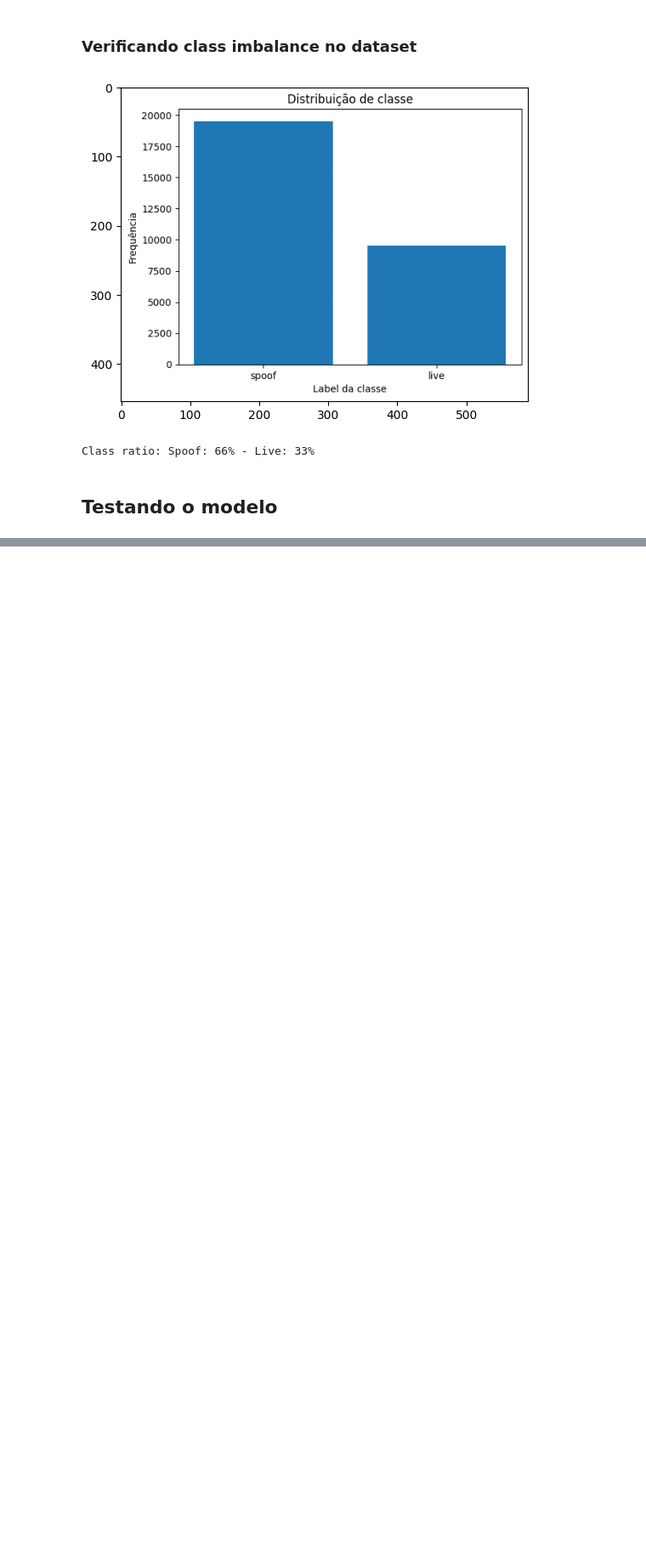
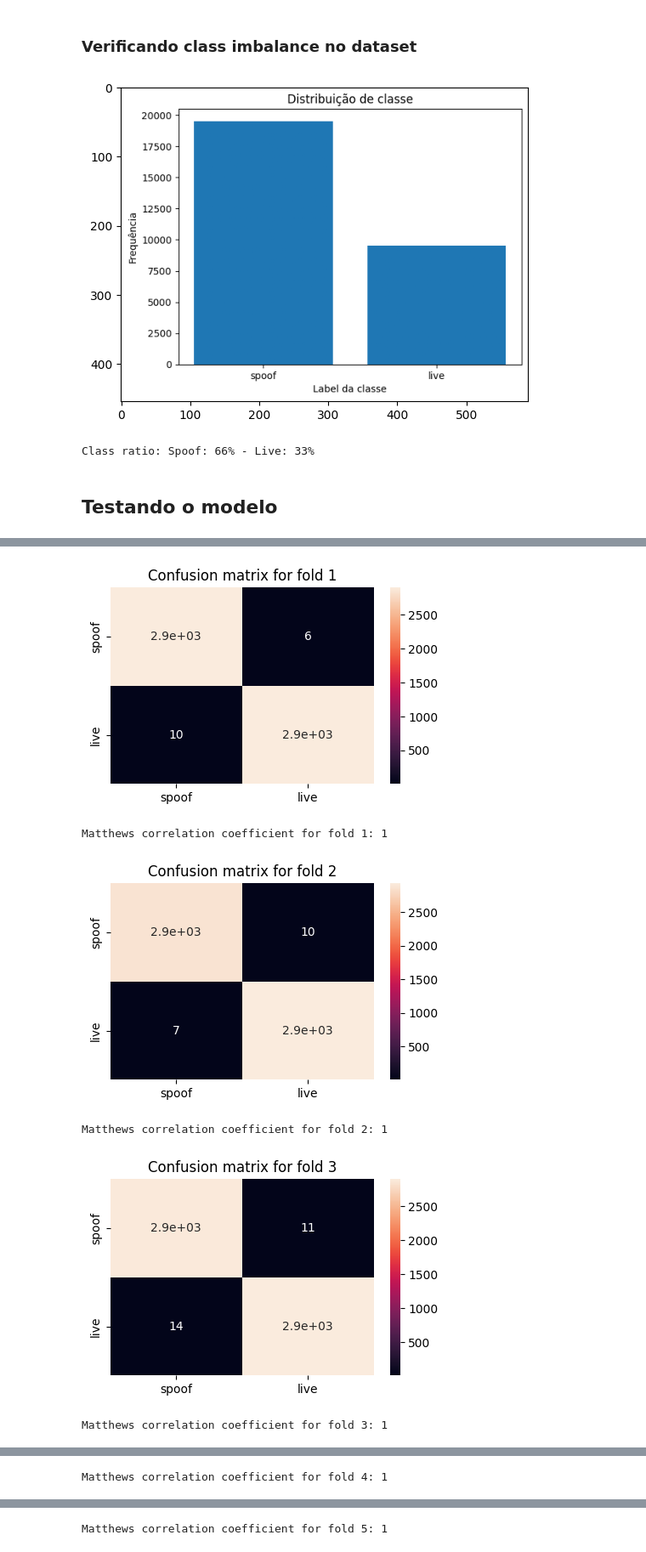
Before and after one commit to paulohdscoelho/desafios-ml, a Jupyter notebook: desafio-01/apresentacao_resnet.ipynb, the cells around one changed output, grey strips where cells are left out. Shown at 85% size. Saved outputs shown, nothing was run; the diff lists cells and outputs as text; code cells hidden in the pictures; blank space fills up the shorter version.

Commit message:
[NEW] Adicionando dados de teste de cada fold para futuras validações [CHG] Alterando apresentação do modelo para ter matriz de confusão e métrica MMC

```diff
--- a/desafio-01/apresentacao_resnet.ipynb
+++ b/desafio-01/apresentacao_resnet.ipynb
@@ -82,0 +96,38 @@ Gráficos da ResNet com balanceamento de dados
+# %%
+#print confusion matrix for each fold
+import seaborn as sn
+import matplotlib.pyplot as plt
+from model import ResNet_pt
+from sklearn.metrics import confusion_matrix,matthews_corrcoef
+import pandas as pd
+device = torch.device("cuda:0" if torch.cuda.is_available() else "cpu")
+
+model = ResNet_pt().to(device)
+model.load_state_dict(torch.load('output/k_cross_ResNet_balanced_state_dict.pt'))
+model.eval()
+
+for i in range(5):
+    test_loader = pickle.load(open(f'output/test_loader_fold{i}.pkl', 'rb'))
+    y_true, y_pred = [], []
+    with torch.no_grad():
+        for data in test_loader:
+            images, labels = data
+            images, labels = images.to(device), labels.to(device)
+            output = model(images)
+            _, predictions = torch.max(output.data,1)
+            y_true.extend(labels.tolist())
+            y_pred.extend(predictions.tolist())
+    cm = confusion_matrix(y_true, y_pred)
+    df_cm = pd.DataFrame(cm, index = ['spoof','live'], columns = ['spoof','live'])
+    plt.figure(figsize = (5,3))
+    sn.heatmap(df_cm, annot=True)
+    plt.title(f"Confusion matrix for fold {i+1}")
+    plt.show()
+    print(f"Matthews correlation coefficient for fold {i+1}: {round(matthews_corrcoef(y_true, y_pred))}")
+# %% [output]
+[figure, added]
+Matthews correlation coefficient for fold 1: 1
+[figure, added]
+Matthews correlation coefficient for fold 2: 1
+[figure, added]
+Matthews correlation coefficient for fold 3: 1
@@ -82,0 +135 @@ Gráficos da ResNet com balanceamento de dados
+Matthews correlation coefficient for fold 4: 1
@@ -82,0 +137 @@ Gráficos da ResNet com balanceamento de dados
+Matthews correlation coefficient for fold 5: 1
```
Also changed, not shown: parts of 6 cells of this notebook, 15 other files.
